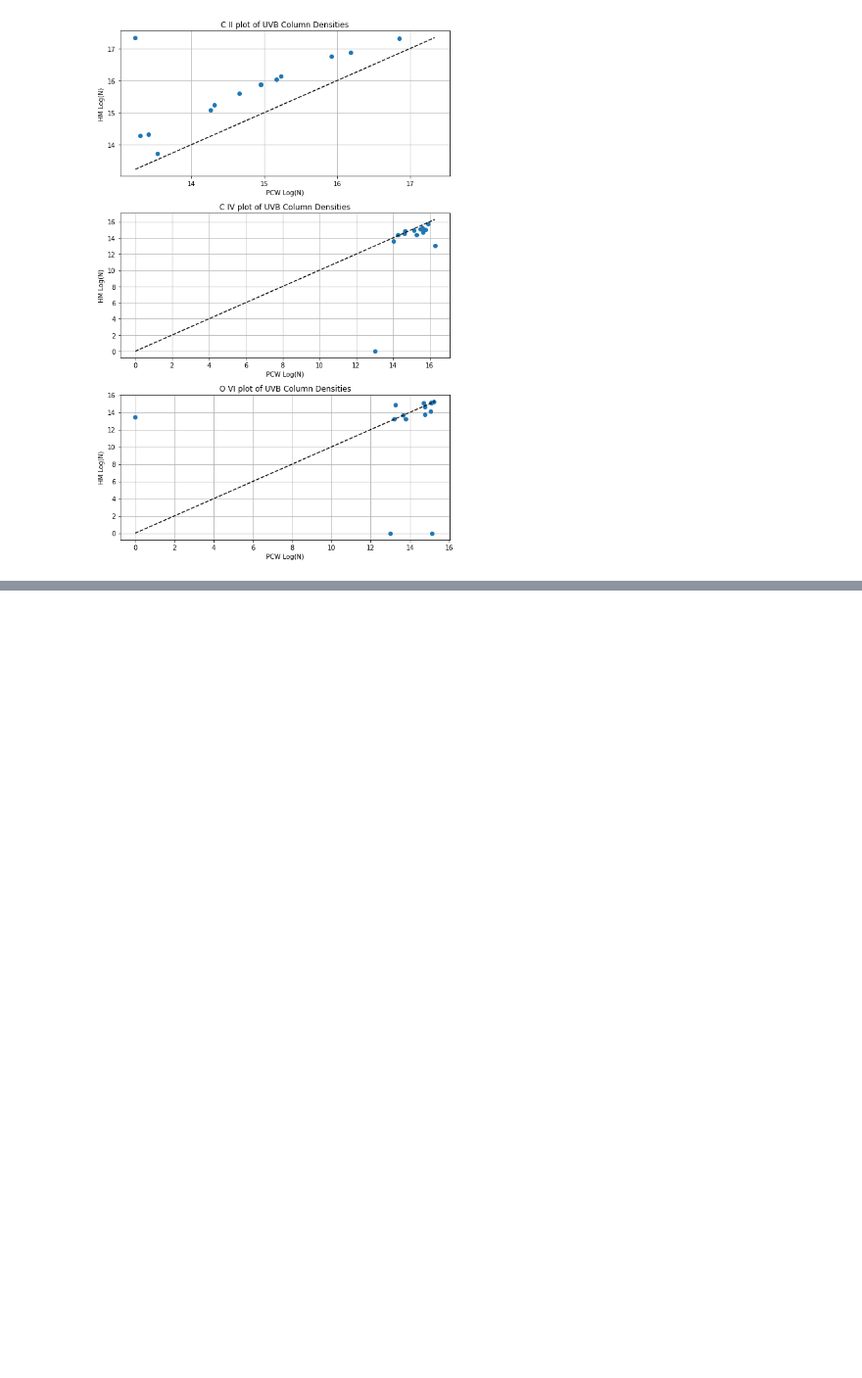
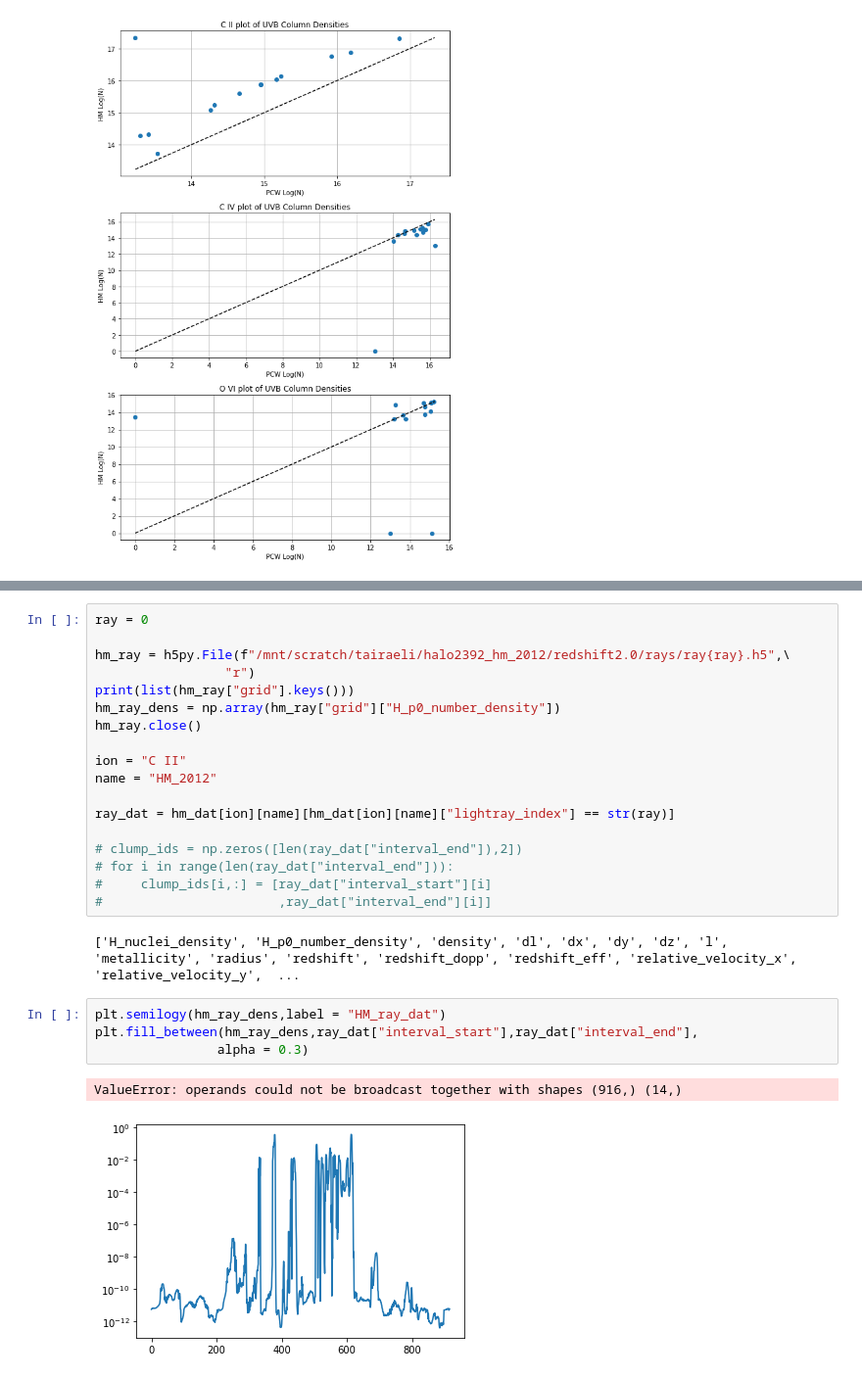
Before and after one commit to tairaeli/trident_uncertainty, a Jupyter notebook: mods/backgrounds/uv_sal/uvb_col_density_compare.ipynb, the cells around one changed output, grey strips where cells are left out. Shown at 98% size. Cells and saved outputs as stored; diff of their text form; blank space fills up the shorter version.

```diff
--- a/mods/backgrounds/uv_sal/uvb_col_density_compare.ipynb
+++ b/mods/backgrounds/uv_sal/uvb_col_density_compare.ipynb
@@ -104,3 +100,30 @@ plt.legend()
+# %%
+ray = 0
+
+hm_ray = h5py.File(f"/mnt/scratch/tairaeli/halo2392_hm_2012/redshift2.0/rays/ray{ray}.h5",\
+                 "r")
+print(list(hm_ray["grid"].keys()))
+hm_ray_dens = np.array(hm_ray["grid"]["H_p0_number_density"])
+hm_ray.close()
+
+ion = "C II"
+name = "HM_2012"
+
+ray_dat = hm_dat[ion][name][hm_dat[ion][name]["lightray_index"] == str(ray)]
+
+# clump_ids = np.zeros([len(ray_dat["interval_end"]),2])
+# for i in range(len(ray_dat["interval_end"])):
+#     clump_ids[i,:] = [ray_dat["interval_start"][i]
+#                       ,ray_dat["interval_end"][i]]
+# %% [output]
+['H_nuclei_density', 'H_p0_number_density', 'density', 'dl', 'dx', 'dy', 'dz', 'l', 'metallicity', 'radius', 'redshift', 'redshift_dopp', 'redshift_eff', 'relative_velocity_x', 'relative_velocity_y',  ...
+# %%
+plt.semilogy(hm_ray_dens,label = "HM_ray_dat")
+plt.fill_between(hm_ray_dens,ray_dat["interval_start"],ray_dat["interval_end"],
+                alpha = 0.3)
+# %% [output]
+ValueError: operands could not be broadcast together with shapes (916,) (14,)
+[figure, added]
 # %%
 # generating histogram plots
 fig, ax = plt.subplots(3,1, figsize = [8,12])
```
Also changed, not shown: parts of 8 cells of this notebook.
